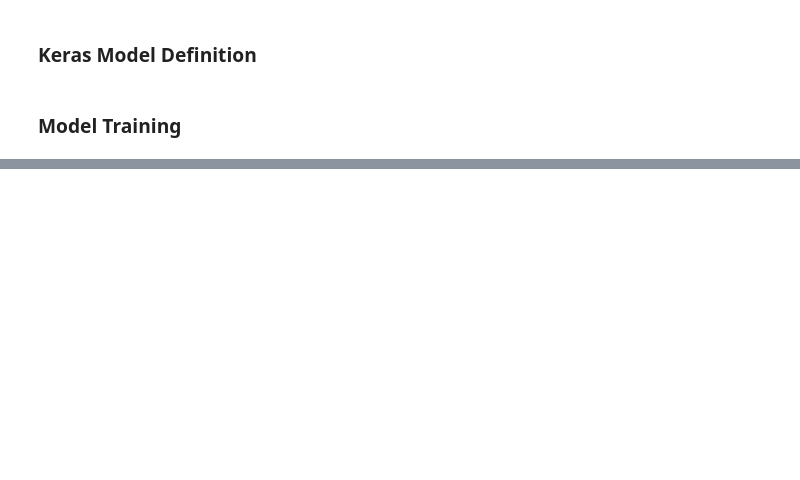
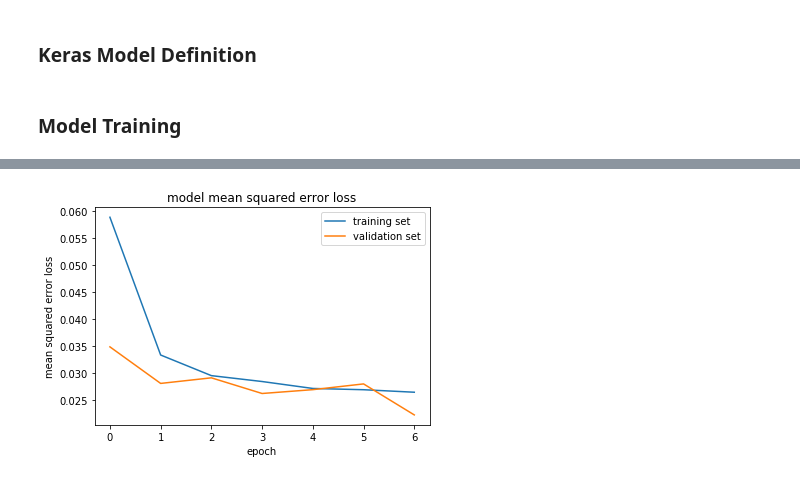
Before and after one commit to charlestytler/CarND-Behavioral-Cloning-P3, a Jupyter notebook: model.ipynb, the cells around one changed output, grey strips where cells are left out. Cells and saved outputs as stored; diff of their text form; code cells hidden in the pictures; blank space fills up the shorter version.

```diff
--- a/model.ipynb
+++ b/model.ipynb
@@ -36,7 +119,7 @@ def image_offset(image):
     lat_offset = (rand() - 0.5) * LAT_RANGE
 
     # Delta steering angle is a linear function of lateral offset
-    delta_angle = -0.001 * lat_offset
+    delta_angle = -0.009 * lat_offset
 
     # Offset image with OpenCV Translation
     rows,cols,chan = image.shape
@@ -180,8 +299,11 @@ model.add(Activation('softmax'))
 # %% [markdown]
 ### Model Training
 # %%
+# Train model using Mean Squared Error function
+model.compile(loss='mse', optimizer='adam')
+history = model.fit_generator(train_generator, samples_per_epoch= \
+            len(train_samples), validation_data=validation_generator, \
+            nb_val_samples=len(validation_samples), nb_epoch=7, verbose=1)
 
-model.compile(loss='mse', optimizer='adam')
-history = model.fit_generator(train_generator, samples_per_epoch= /
-            len(train_samples), validation_data=validation_generator, /
-            nb_val_samples=len(validation_samples), nb_epoch=3, verbose=1)
+# Save trained model
+model.save('model.h5')
@@ -188,12 +325,12 @@ history = model.fit_generator(train_generator, samples_per_epoch= /
 # %%
-### print the keys contained in the history object
-print(history_object.history.keys())
-
 ### plot the training and validation loss for each epoch
-plt.plot(history_object.history['loss'])
-plt.plot(history_object.history['val_loss'])
+plt.plot(history.history['loss'])
+plt.plot(history.history['val_loss'])
+#plt.axis([0,4,0,2])
 plt.title('model mean squared error loss')
 plt.ylabel('mean squared error loss')
 plt.xlabel('epoch')
 plt.legend(['training set', 'validation set'], loc='upper right')
 plt.show()
+# %% [output]
+[figure, added]
```
Also changed, not shown: parts of 7 cells of this notebook.
